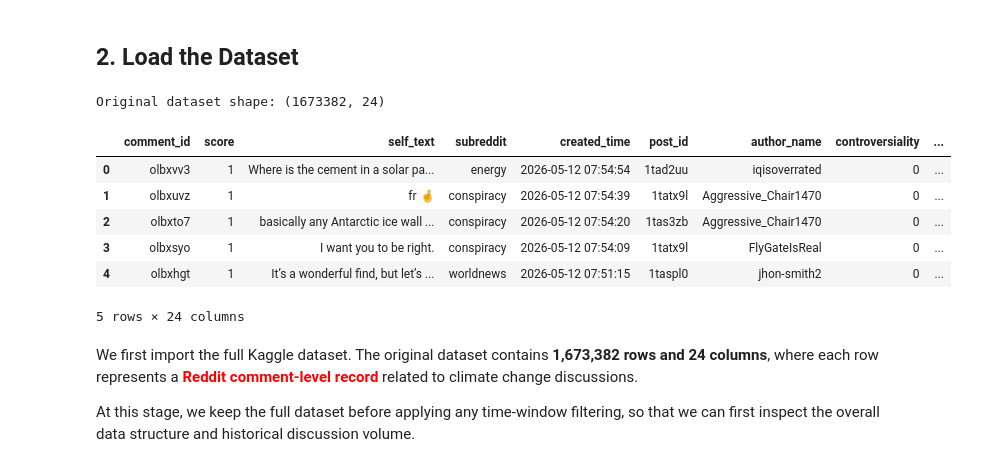
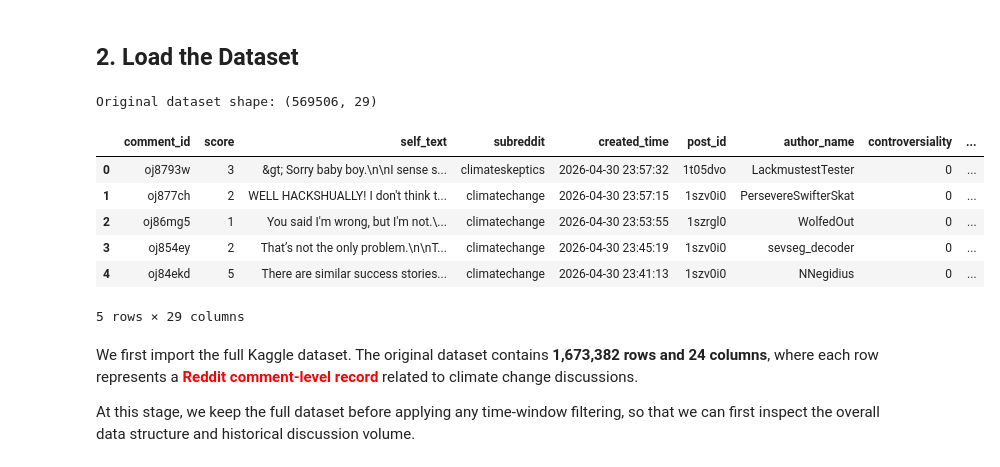
Before and after one commit to Hungthq/ISSS606_Reddit_Communities_Discuss_Climate_Change, a Jupyter notebook: NOTEBOOKS/00.Data_Preparation.ipynb, the cells around one changed output. Saved outputs shown, nothing was run; the diff lists cells and outputs as text; code cells hidden in the pictures.

```diff
--- a/NOTEBOOKS/00.Data_Preparation.ipynb
+++ b/NOTEBOOKS/00.Data_Preparation.ipynb
@@ -10,16 +17,18 @@ import matplotlib.pyplot as plt
 # %%
-df = pd.read_csv("reddit_opinion_climate_change.csv")
+df = pd.read_csv("../DATASETS/cleaned_climate_comments_2025_05_to_2026_04.xls")
 print("Original dataset shape:", df.shape)
 df.head()
+
+#C:\Users\Hungthq\MITB\ISSS606_ADS_in_Social_Networks\Group_Project\GIT\DATASETS\
 # %% [output]
-Original dataset shape: (1673382, 24)
+Original dataset shape: (569506, 29)
 |  | comment_id | score | self_text | subreddit | created_time | post_id | author_name | controversiality | ... |
-| 0 | olbxvv3 | 1 | Where is the cement in a solar pa... | energy | 2026-05-12 07:54:54 | 1tad2uu | iqisoverrated | 0 | ... |
-| 1 | olbxuvz | 1 | fr 🤞 | conspiracy | 2026-05-12 07:54:39 | 1tatx9l | Aggressive_Chair1470 | 0 | ... |
-| 2 | olbxto7 | 1 | basically any Antarctic ice wall ... | conspiracy | 2026-05-12 07:54:20 | 1tas3zb | Aggressive_Chair1470 | 0 | ... |
-| 3 | olbxsyo | 1 | I want you to be right. | conspiracy | 2026-05-12 07:54:09 | 1tatx9l | FlyGateIsReal | 0 | ... |
-| 4 | olbxhgt | 1 | It’s a wonderful find, but let’s ... | worldnews | 2026-05-12 07:51:15 | 1taspl0 | jhon-smith2 | 0 | ... |
+| 0 | oj8793w | 3 | &gt; Sorry baby boy.\n\nI sense s... | climateskeptics | 2026-04-30 23:57:32 | 1t05dvo | LackmustestTester | 0 | ... |
+| 1 | oj877ch | 2 | WELL HACKSHUALLY! I don't think t... | climatechange | 2026-04-30 23:57:15 | 1szv0i0 | PersevereSwifterSkat | 0 | ... |
+| 2 | oj86mg5 | 1 | You said I'm wrong, but I'm not.\... | climatechange | 2026-04-30 23:53:55 | 1szrgl0 | WolfedOut | 0 | ... |
+| 3 | oj854ey | 2 | That’s not the only problem.\n\nT... | climatechange | 2026-04-30 23:45:19 | 1szv0i0 | sevseg_decoder | 0 | ... |
+| 4 | oj84ekd | 5 | There are similar success stories... | climatechange | 2026-04-30 23:41:13 | 1szv0i0 | NNegidius | 0 | ... |
-5 rows × 24 columns
+5 rows × 29 columns
 # %% [markdown]
 We first import the full Kaggle dataset. The original dataset contains **1,673,382 rows and 24 columns**, where each row represents a <font color = red>**Reddit comment-level record**</font> related to climate change discussions.
 
```
Also changed, not shown: parts of 19 cells of this notebook, 7 other files.
